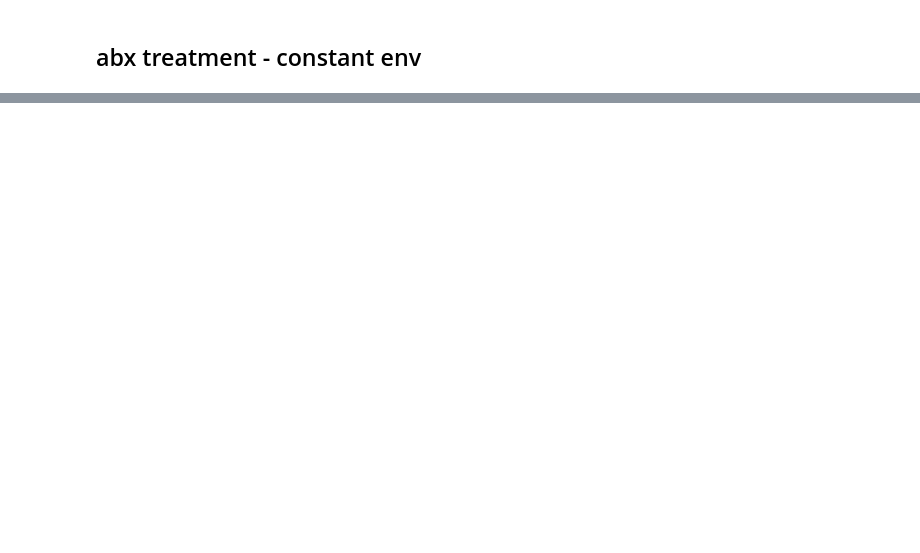
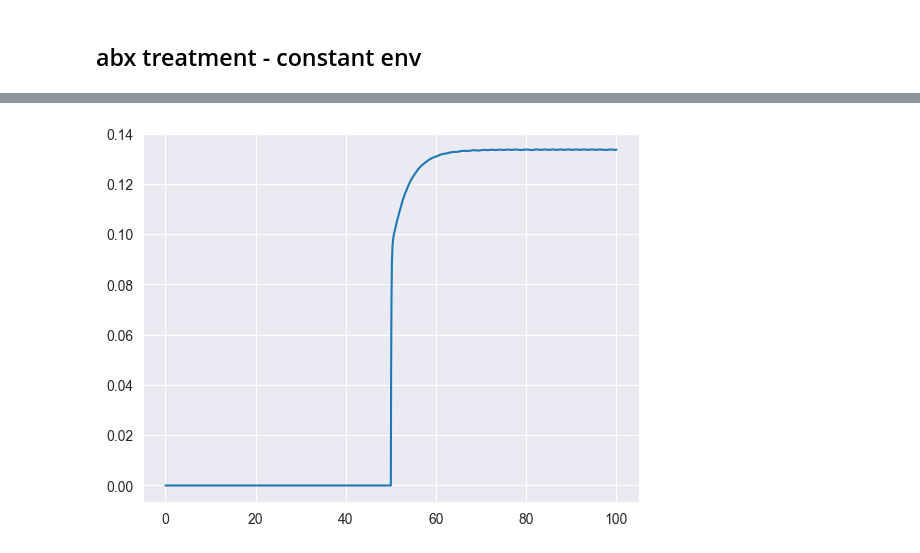
Before and after one commit to erezli/RiboTargettingAbx, a Jupyter notebook: simulations.ipynb, the cells around one changed output, grey strips where cells are left out. Cells and saved outputs as stored; diff of their text form; code cells hidden in the pictures; blank space fills up the shorter version.

```diff
--- a/simulations.ipynb
+++ b/simulations.ipynb
@@ -92,5 +92,10 @@ print(time_series)
      njev: 0
       nlu: 0
+# %%
+plt.plot(time_series.t, time_series.y[0])
+plt.show()
+# %% [output]
+[figure, added]
 # %%
 plt.plot(time_series.t, time_series.y[1])
 plt.plot(time_series.t, time_series.y[2])
```
Also changed, not shown: parts of 7 cells of this notebook, 1 other file.
